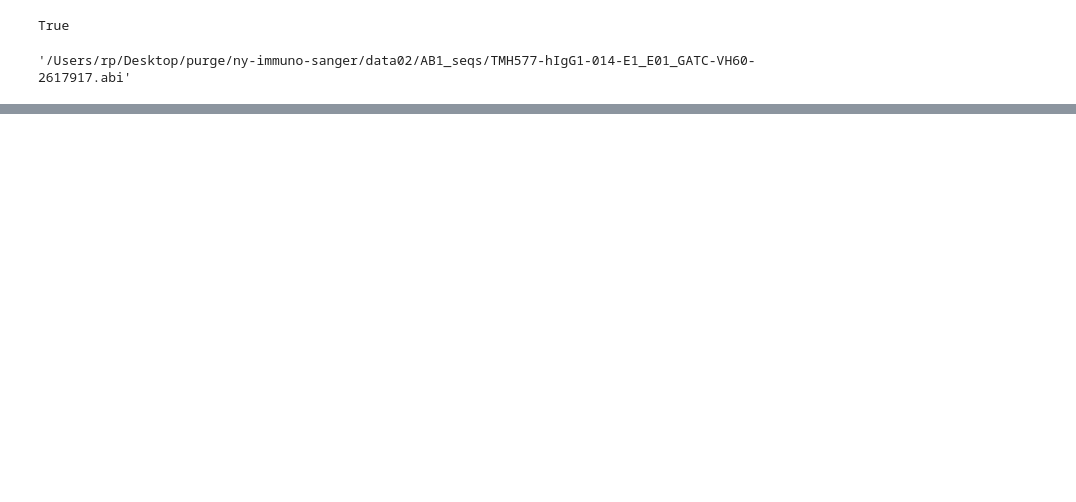
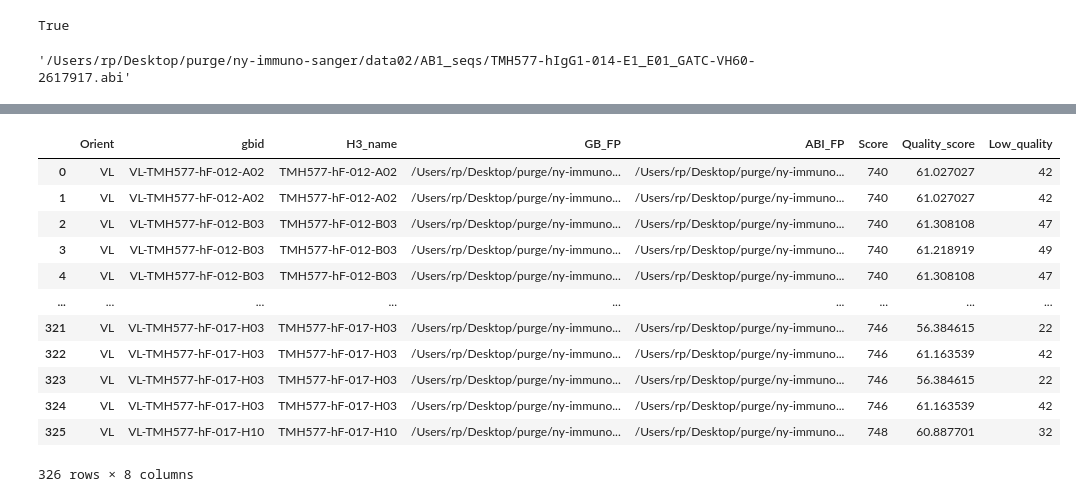
Before and after one commit to rosaak/ny-immuno-sanger, a Jupyter notebook: nbs2/run_with_new_data_RP_01.ipynb, the cells around one changed output, grey strips where cells are left out. Drawn from its saved outputs; the diff is of its cells as text; code cells hidden in the pictures; blank space fills up the shorter version.

```diff
--- a/nbs2/run_with_new_data_RP_01.ipynb
+++ b/nbs2/run_with_new_data_RP_01.ipynb
@@ -1250,0 +1421,18 @@ vh_gb_abi_match_filtered.loc[5].at['ABI_FP']
+# %%
+vl_gb_abi_match_filtered = run_gb_alignment_and_filtering(M_gb_abi_vl, df_vh, vl_template_gb_dict, vl_seq_start_a, vl_seq_end_a, par_match, par_missmatch, par_open, par_extend, par_filter_thresh, log, log_msg=True, is_data_vl=True)
+# %%
+vl_gb_abi_match_filtered
+# %% [output]
+|  | Orient | gbid | H3_name | GB_FP | ABI_FP | Score | Quality_score | Low_quality |
+| 0 | VL | VL-TMH577-hF-012-A02 | TMH577-hF-012-A02 | /Users/rp/Desktop/purge/ny-immuno... | /Users/rp/Desktop/purge/ny-immuno... | 740 | 61.027027 | 42 |
+| 1 | VL | VL-TMH577-hF-012-A02 | TMH577-hF-012-A02 | /Users/rp/Desktop/purge/ny-immuno... | /Users/rp/Desktop/purge/ny-immuno... | 740 | 61.027027 | 42 |
+| 2 | VL | VL-TMH577-hF-012-B03 | TMH577-hF-012-B03 | /Users/rp/Desktop/purge/ny-immuno... | /Users/rp/Desktop/purge/ny-immuno... | 740 | 61.308108 | 47 |
+| 3 | VL | VL-TMH577-hF-012-B03 | TMH577-hF-012-B03 | /Users/rp/Desktop/purge/ny-immuno... | /Users/rp/Desktop/purge/ny-immuno... | 740 | 61.218919 | 49 |
+| 4 | VL | VL-TMH577-hF-012-B03 | TMH577-hF-012-B03 | /Users/rp/Desktop/purge/ny-immuno... | /Users/rp/Desktop/purge/ny-immuno... | 740 | 61.308108 | 47 |
+| ... | ... | ... | ... | ... | ... | ... | ... | ... |
+| 321 | VL | VL-TMH577-hF-017-H03 | TMH577-hF-017-H03 | /Users/rp/Desktop/purge/ny-immuno... | /Users/rp/Desktop/purge/ny-immuno... | 746 | 56.384615 | 22 |
+| 322 | VL | VL-TMH577-hF-017-H03 | TMH577-hF-017-H03 | /Users/rp/Desktop/purge/ny-immuno... | /Users/rp/Desktop/purge/ny-immuno... | 746 | 61.163539 | 42 |
+| 323 | VL | VL-TMH577-hF-017-H03 | TMH577-hF-017-H03 | /Users/rp/Desktop/purge/ny-immuno... | /Users/rp/Desktop/purge/ny-immuno... | 746 | 56.384615 | 22 |
+| 324 | VL | VL-TMH577-hF-017-H03 | TMH577-hF-017-H03 | /Users/rp/Desktop/purge/ny-immuno... | /Users/rp/Desktop/purge/ny-immuno... | 746 | 61.163539 | 42 |
+| 325 | VL | VL-TMH577-hF-017-H10 | TMH577-hF-017-H10 | /Users/rp/Desktop/purge/ny-immuno... | /Users/rp/Desktop/purge/ny-immuno... | 748 | 60.887701 | 32 |
+326 rows × 8 columns
```
Also changed, not shown: parts of 14 cells of this notebook.
